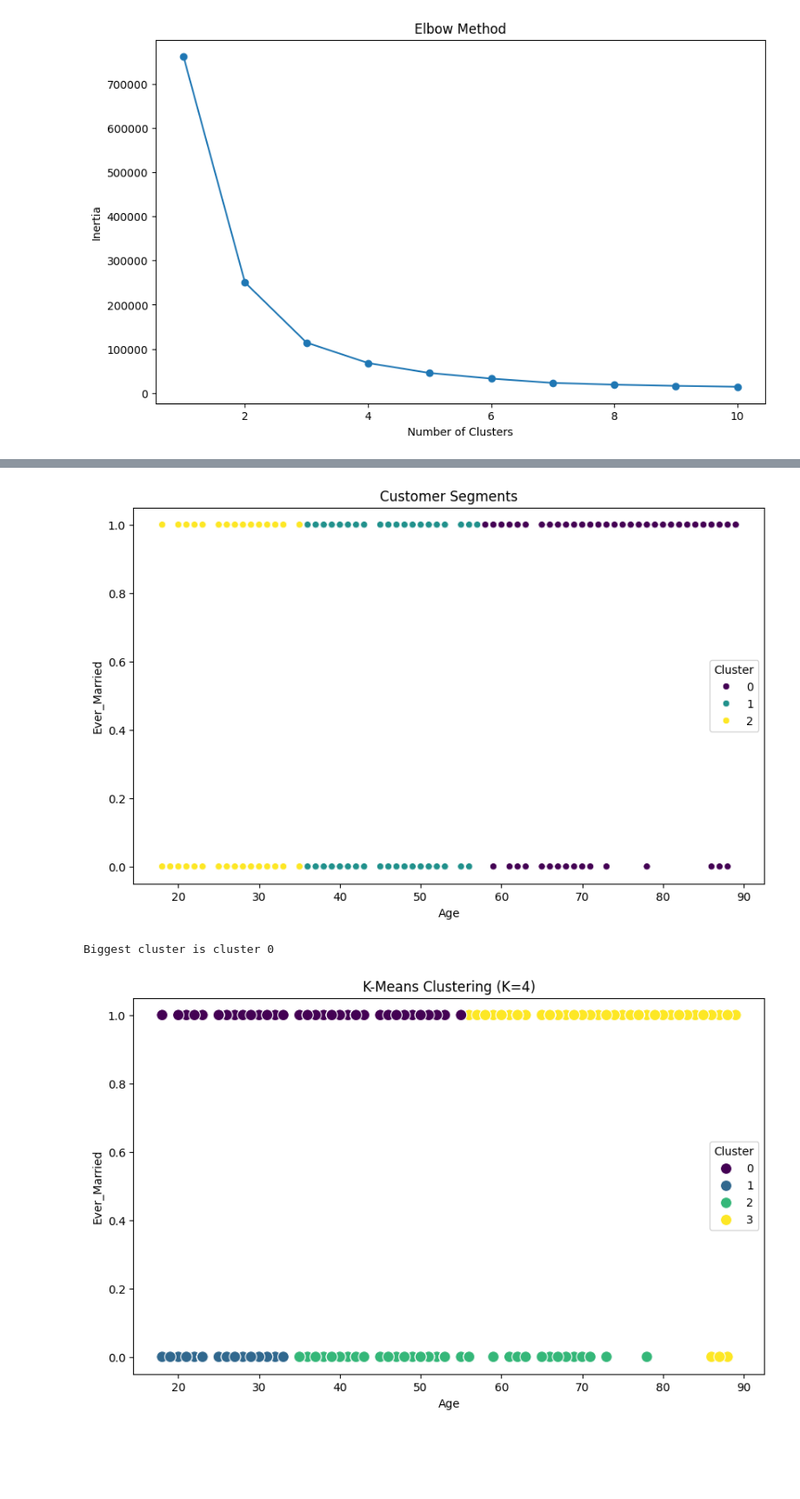
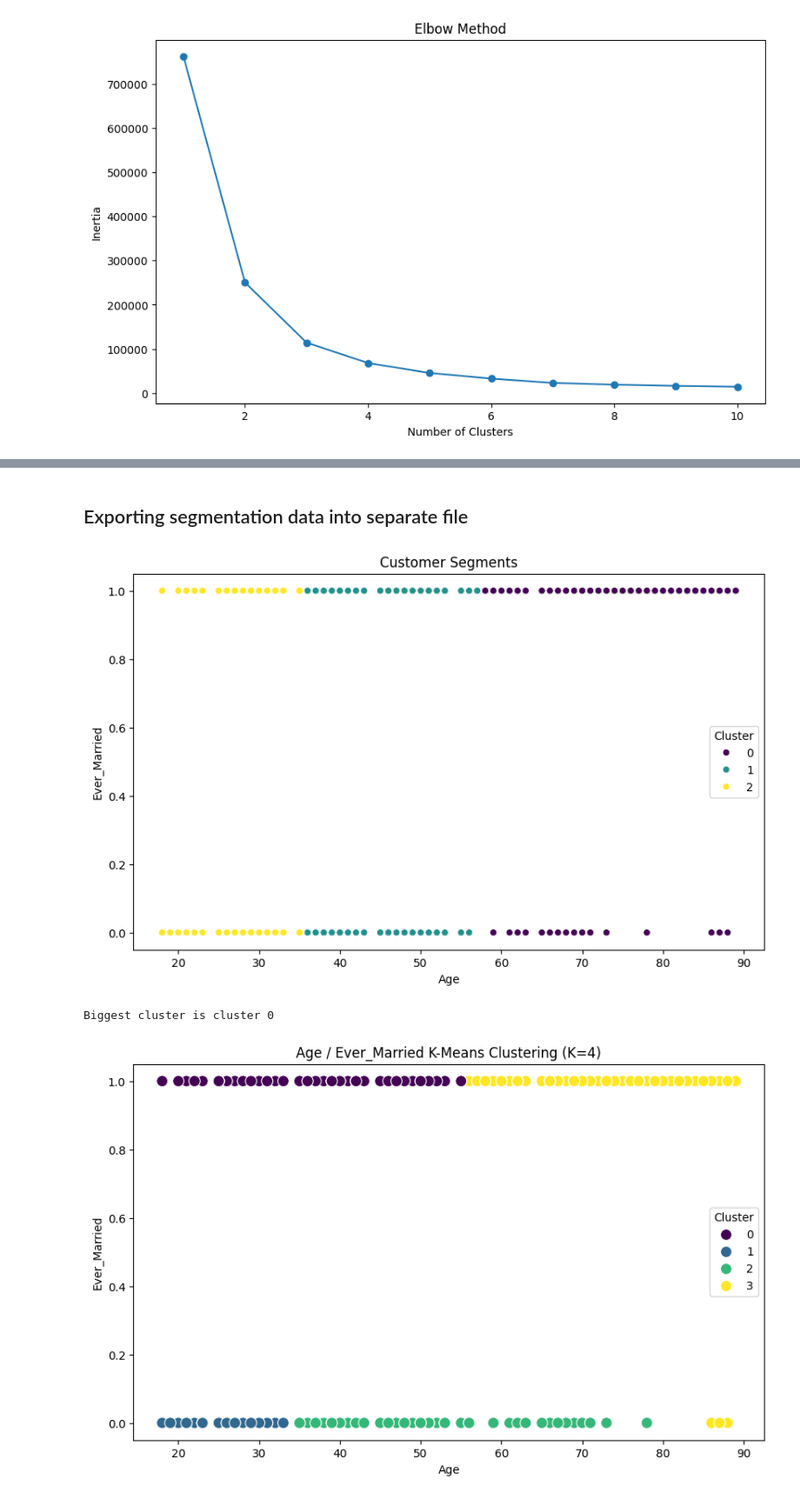
Before and after one commit to PapaProvnik/customer_segmentation, a Jupyter notebook: kmeans.ipynb, the cells around one changed output, grey strips where cells are left out. Shown at 87% size. Cells and saved outputs as stored; diff of their text form; code cells hidden in the pictures; blank space fills up the shorter version.

```diff
--- a/kmeans.ipynb
+++ b/kmeans.ipynb
@@ -61,0 +62,2 @@ plt.show()
+# %% [markdown]
+## Exporting segmentation data into separate file
@@ -69,32 +73,32 @@ sns.scatterplot(data=df, x='Age', y='Ever_Married',
                 hue='Cluster', palette='viridis')
 plt.title('Customer Segments')
 plt.show()
 
 features = ['Age', 'Ever_Married']  # Adjust based on your dataset
 X = df[features]
 
 scaler = StandardScaler()
 X_scaled = scaler.fit_transform(X)
 
 # based on elbow method
 optimal_k = 4  # Change this based on the Elbow Method graph
 
 # 6. Applying K-Means with chosen K
 kmeans = KMeans(n_clusters=optimal_k, random_state=42, n_init=10)
 df['Cluster'] = kmeans.fit_predict(X_scaled)
 
 biggest_cluster = df['Cluster'].mode()[0]
 print(f"Biggest cluster is cluster {biggest_cluster}")
 
 # Visualizing clusters
 plt.figure(figsize=(10, 6))
 sns.scatterplot(x=df['Age'], y=df['Ever_Married'], hue=df['Cluster'], palette='viridis', s=100)
-plt.title(f'K-Means Clustering (K={optimal_k})')
+plt.title(f'Age / Ever_Married K-Means Clustering (K={optimal_k})')
 plt.xlabel('Age')
 plt.ylabel('Ever_Married')
 plt.legend(title='Cluster')
 plt.show()
 # %% [output]
 [figure]
 Biggest cluster is cluster 0
-[figure, old version]
+[figure, new version]
```
Also changed, not shown: parts of 4 cells of this notebook, 9 other files.
